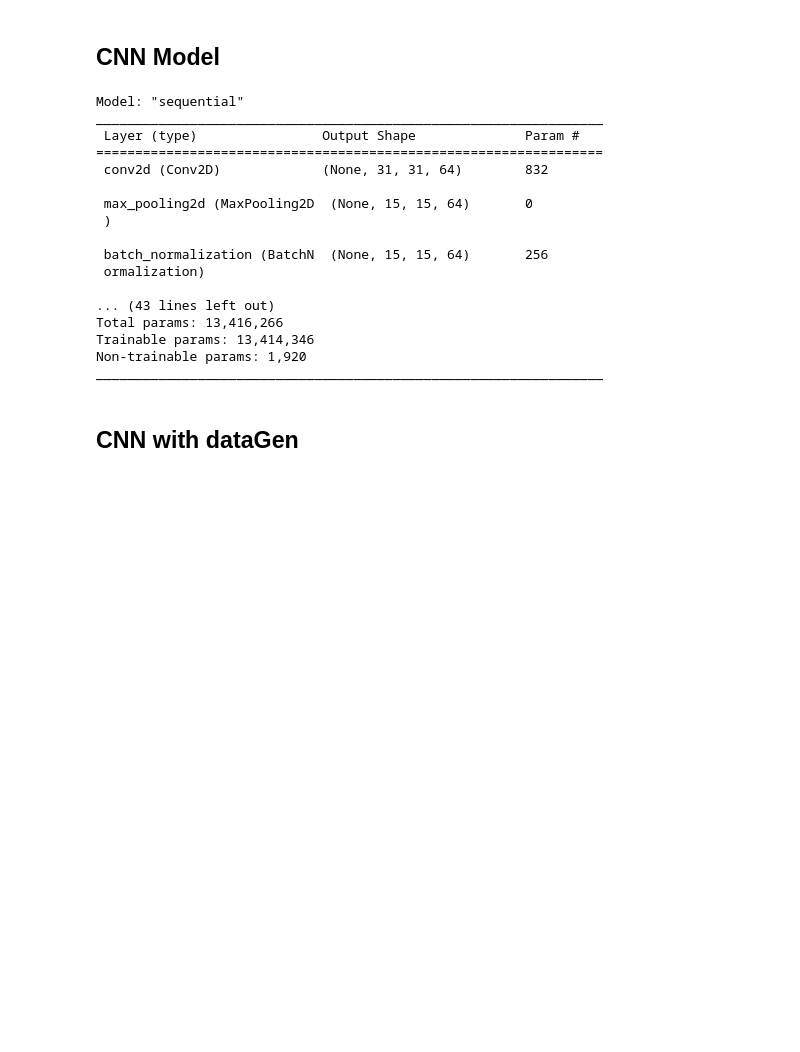
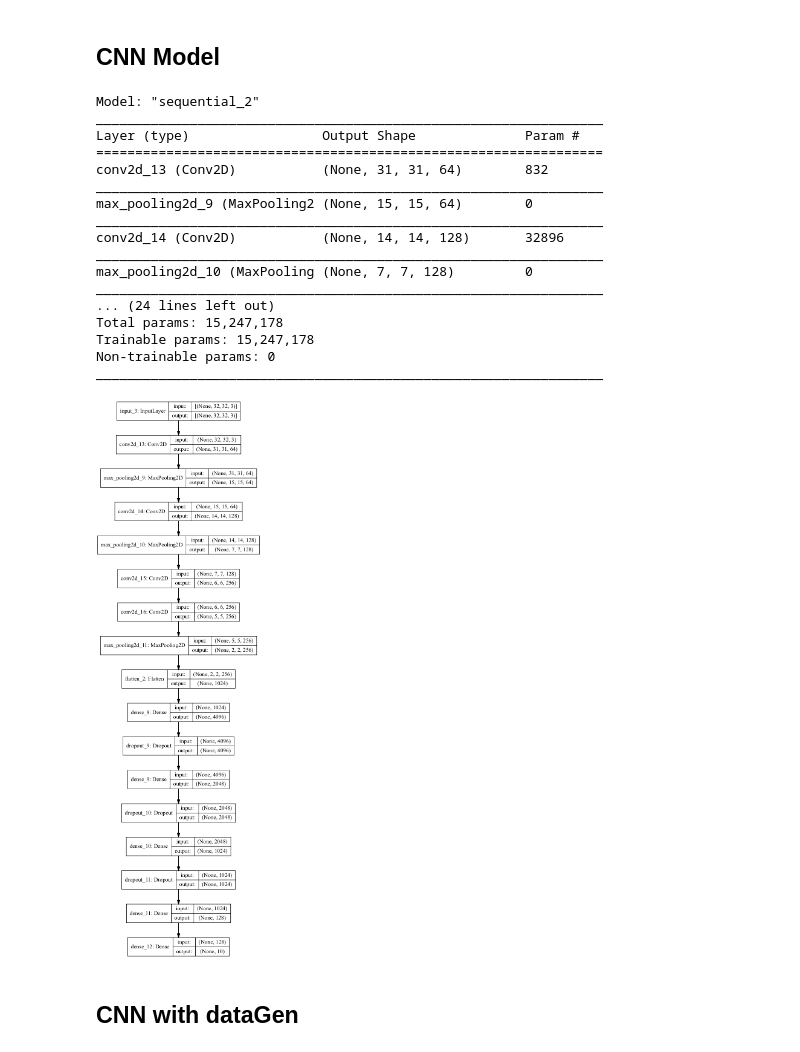
Before and after one commit to AngKS/Deep-Learning-CA1, a Jupyter notebook: cifar10.ipynb, the cells around one changed output. Saved outputs shown, nothing was run; the diff lists cells and outputs as text; code cells hidden in the pictures; blank space fills up the shorter version.

```diff
--- a/cifar10.ipynb
+++ b/cifar10.ipynb
@@ -177,29 +181,16 @@ def plotLossAccGraph(result):
 
 cnn_model = tf.keras.Sequential([
     tf.keras.layers.InputLayer(input_shape=(32, 32, 3)),
-
     tf.keras.layers.Conv2D(64, (2, 2), strides=1,activation='relu'),
     tf.keras.layers.MaxPooling2D(2, 2),
-    tf.keras.layers.BatchNormalization(),
 
     tf.keras.layers.Conv2D(128, (2, 2), activation='relu'),
     tf.keras.layers.MaxPooling2D(2, 2),
-    tf.keras.layers.BatchNormalization(),
 
 
     tf.keras.layers.Conv2D(256, (2, 2), strides=1, activation='relu'),
-    tf.keras.layers.MaxPooling2D(2, 2),
-    tf.keras.layers.BatchNormalization(),
-
     tf.keras.layers.Conv2D(256, (2, 2), strides=1, activation='relu'),
     tf.keras.layers.MaxPooling2D(2, 2),
-    tf.keras.layers.BatchNormalization(),
-
-    tf.keras.layers.Conv2D(512, (2, 2), strides=1, activation='relu'),
-    tf.keras.layers.MaxPooling2D(2, 2),
-    tf.keras.layers.BatchNormalization(),
-
-
 
     tf.keras.layers.Flatten(),
     tf.keras.layers.Dense(4096, activation='relu'),
@@ -218,23 +209,29 @@ cnn_model.compile(optimizer=opt,
                     metrics=['accuracy'])
 cnn_model.summary()
 # %% [output]
-Model: "sequential"
+Model: "sequential_2"
 _________________________________________________________________
- Layer (type)                Output Shape              Param #
+Layer (type)                 Output Shape              Param #
 =================================================================
- conv2d (Conv2D)             (None, 31, 31, 64)        832
-
- max_pooling2d (MaxPooling2D  (None, 15, 15, 64)       0
- )
-
- batch_normalization (BatchN  (None, 15, 15, 64)       256
- ormalization)
-
-... (43 lines left out)
-Total params: 13,416,266
-Trainable params: 13,414,346
-Non-trainable params: 1,920
+conv2d_13 (Conv2D)           (None, 31, 31, 64)        832
 _________________________________________________________________
+max_pooling2d_9 (MaxPooling2 (None, 15, 15, 64)        0
+_________________________________________________________________
+conv2d_14 (Conv2D)           (None, 14, 14, 128)       32896
+_________________________________________________________________
+max_pooling2d_10 (MaxPooling (None, 7, 7, 128)         0
+_________________________________________________________________
+... (24 lines left out)
+Total params: 15,247,178
+Trainable params: 15,247,178
+Non-trainable params: 0
+_________________________________________________________________
+# %%
+from keras.utils.vis_utils import plot_model
+plot_model(cnn_model, to_file='model_plot.png',
+           show_shapes=True, show_layer_names=True)
+# %% [output]
+[figure, added]
 # %% [markdown]
 ## CNN with dataGen
 # %%
```
Also changed, not shown: parts of 12 cells of this notebook, 9 other files.
